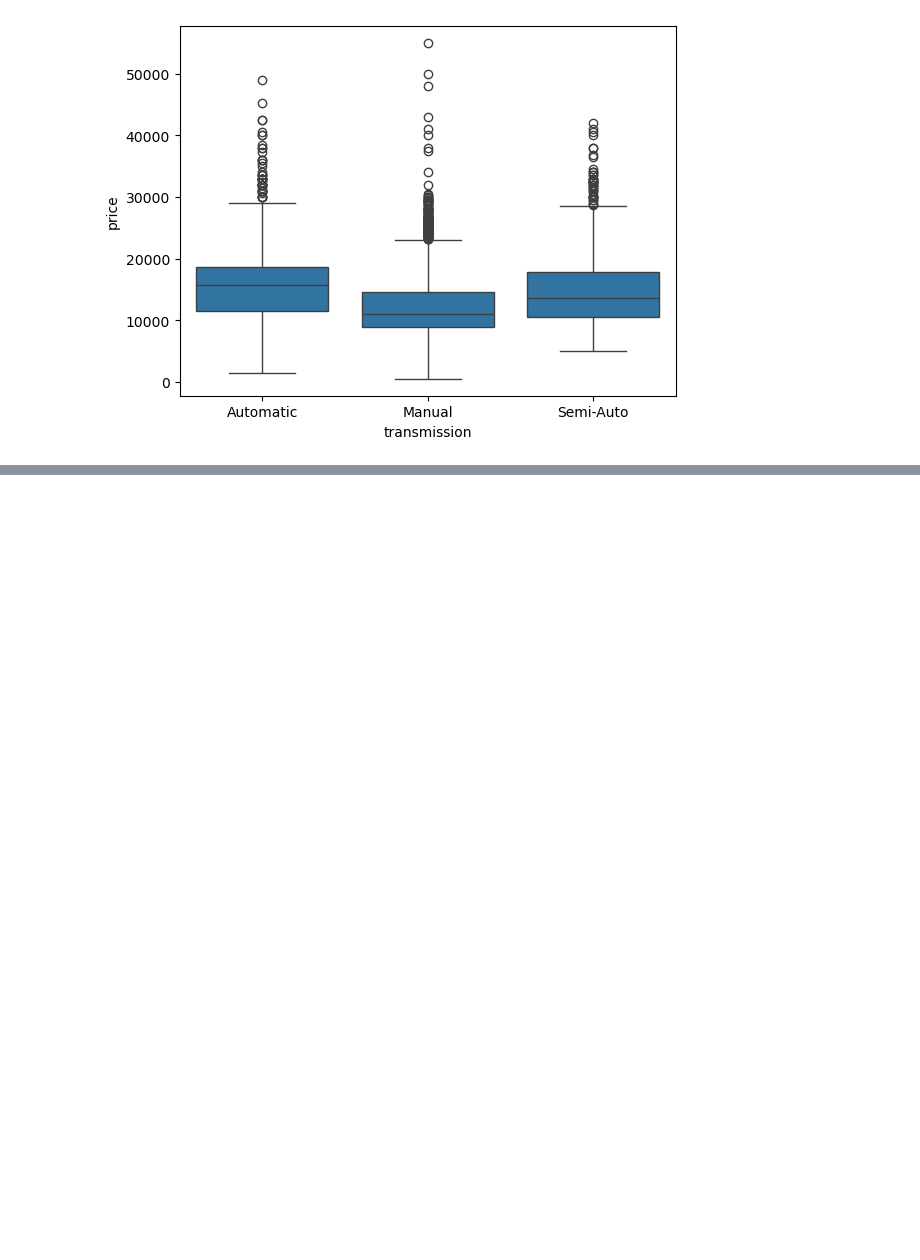
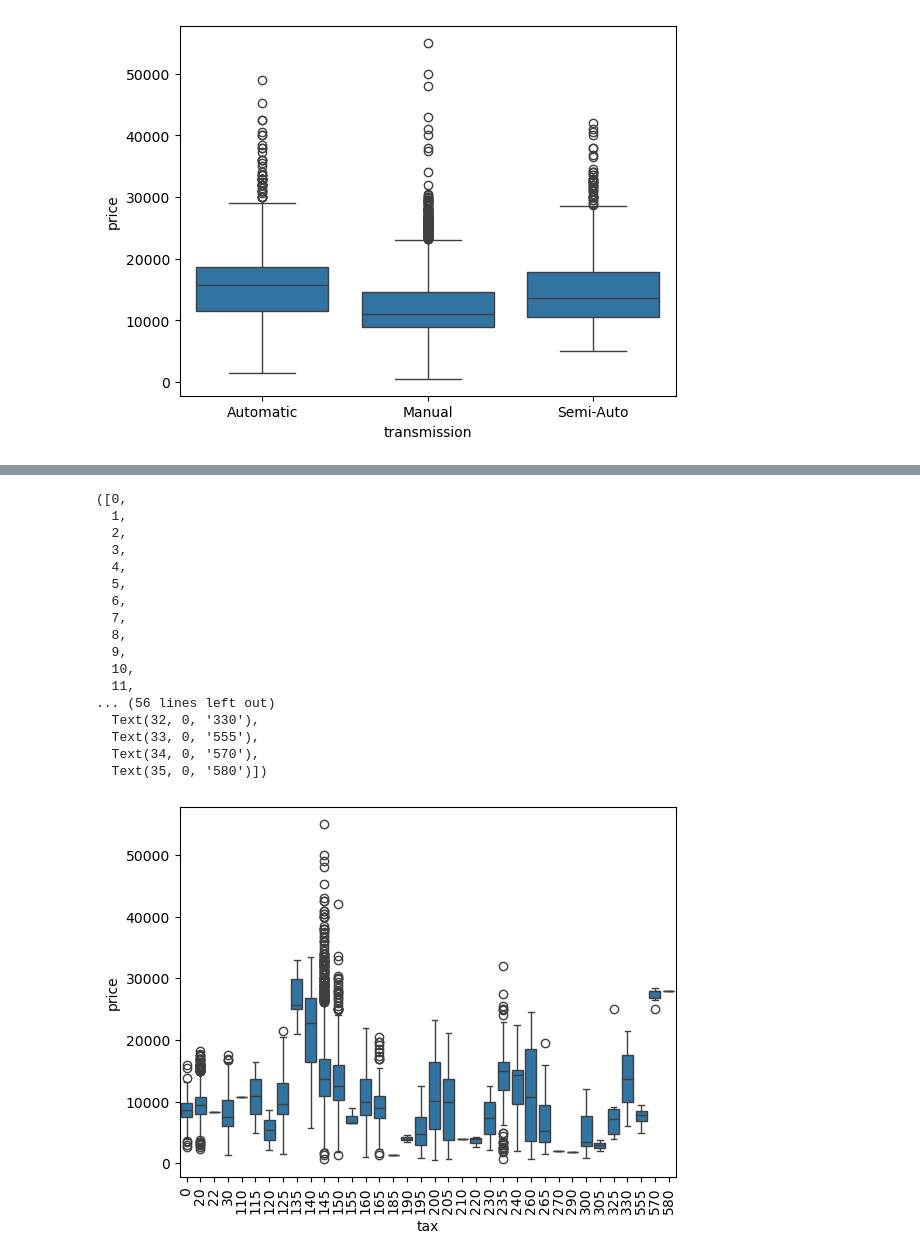
Before and after one commit to magicalSyntax/ML-Projects, a Jupyter notebook: Ford_price_prediction/ford.ipynb, the cells around one changed output, grey strips where cells are left out. Cells and saved outputs as stored; diff of their text form; code cells hidden in the pictures; blank space fills up the shorter version.

```diff
--- a/Ford_price_prediction/ford.ipynb
+++ b/Ford_price_prediction/ford.ipynb
@@ -119,0 +152,22 @@ sns.boxplot(data = df, x = 'transmission',y = 'price')
+# %%
+sns.boxplot(data = df, x = 'tax',y = 'price')
+plt.xticks(rotation = 90)
+# %% [output]
+([0,
+  1,
+  2,
+  3,
+  4,
+  5,
+  6,
+  7,
+  8,
+  9,
+  10,
+  11,
+... (56 lines left out)
+  Text(32, 0, '330'),
+  Text(33, 0, '555'),
+  Text(34, 0, '570'),
+  Text(35, 0, '580')])
+[figure, added]
```
Also changed, not shown: parts of 27 cells of this notebook.
